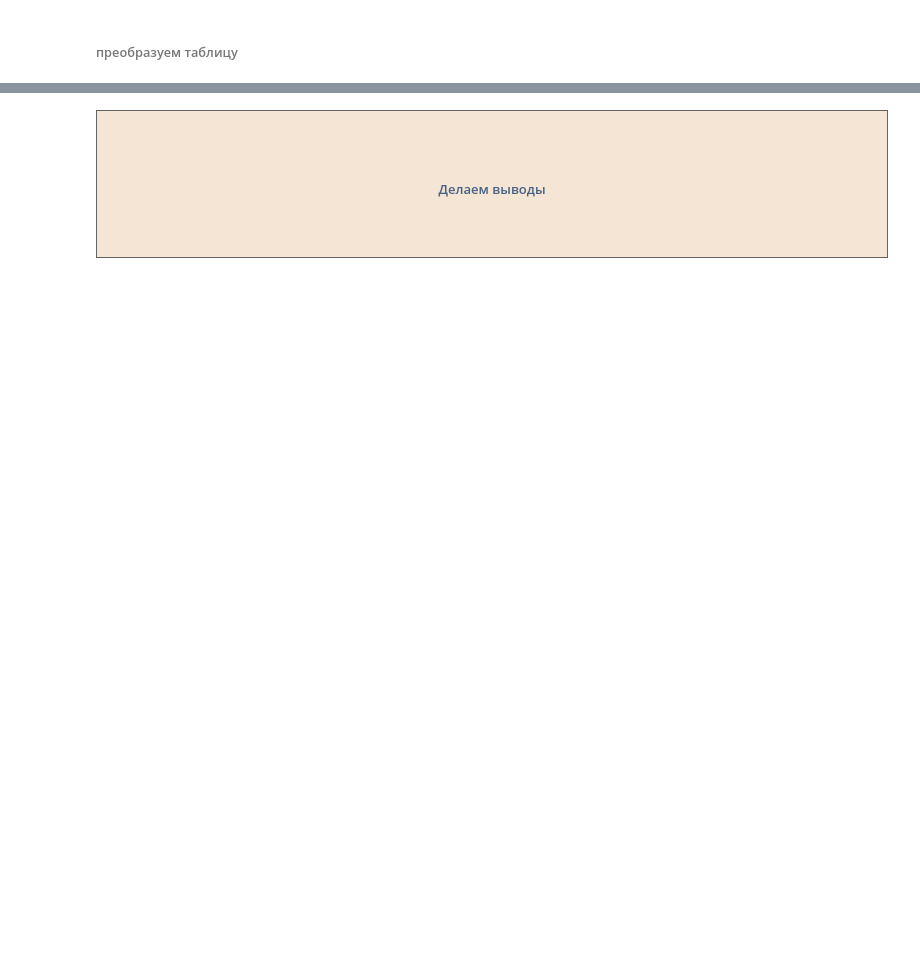
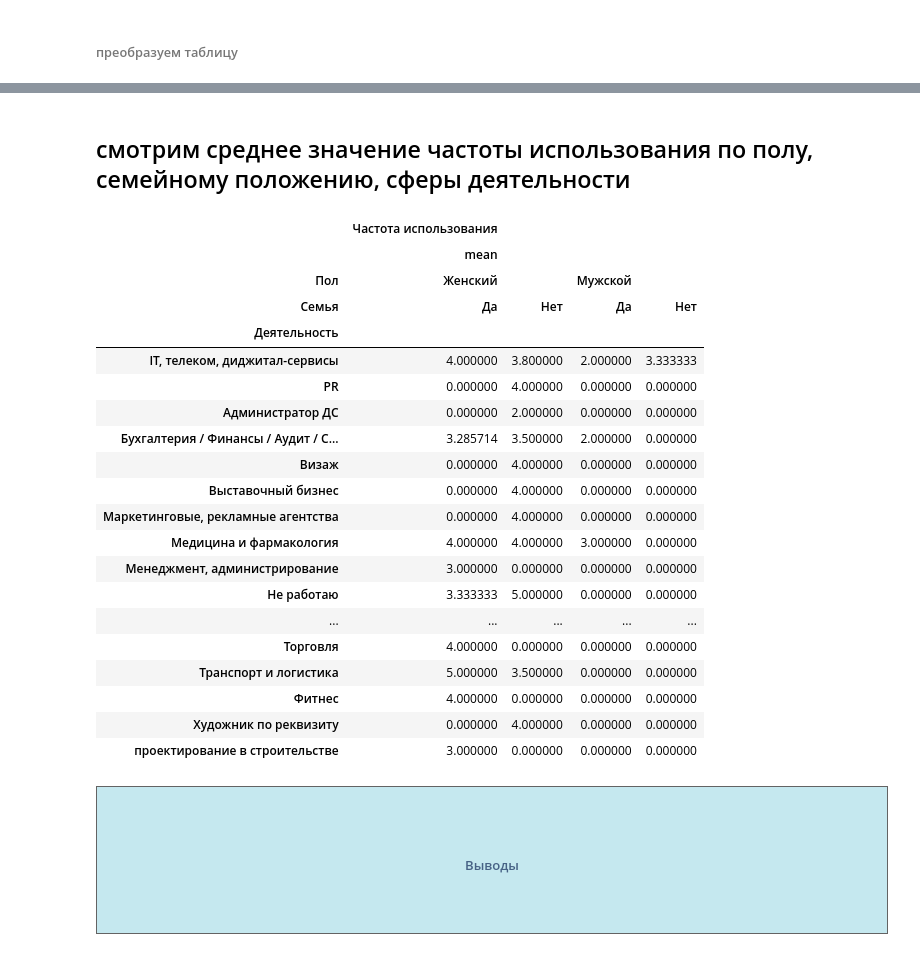
Before and after one commit to anfisso666/projects, a Jupyter notebook: Практика.ipynb, the cells around one changed output, grey strips where cells are left out. Saved outputs shown, nothing was run; the diff lists cells and outputs as text; code cells hidden in the pictures; blank space fills up the shorter version.

```diff
--- a/Практика.ipynb
+++ b/Практика.ipynb
@@ -89,6 +85,35 @@ groupped_data
+# %% [markdown]
+## смотрим среднее значение частоты использования по полу, семейному положению, сферы деятельности
+# %%
+ table = pd.pivot_table(df,columns=["Пол","Семья"],index=["Деятельность"],values=["Частота использования"],
+               aggfunc={"Частота использования":[np.mean]},fill_value=0)
+table
+# %% [output]
+|  | Частота использования |  |  |  |
+|  | mean |  |  |  |
+| Пол | Женский |  | Мужской |  |
+| Семья | Да | Нет | Да | Нет |
+| Деятельность |  |  |  |  |
+| IT, телеком, диджитал-сервисы | 4.000000 | 3.800000 | 2.000000 | 3.333333 |
+| PR | 0.000000 | 4.000000 | 0.000000 | 0.000000 |
+| Администратор ДС | 0.000000 | 2.000000 | 0.000000 | 0.000000 |
+| Бухгалтерия / Финансы / Аудит / С... | 3.285714 | 3.500000 | 2.000000 | 0.000000 |
+| Визаж | 0.000000 | 4.000000 | 0.000000 | 0.000000 |
+| Выставочный бизнес | 0.000000 | 4.000000 | 0.000000 | 0.000000 |
+| Маркетинговые, рекламные агентства | 0.000000 | 4.000000 | 0.000000 | 0.000000 |
+| Медицина и фармакология | 4.000000 | 4.000000 | 3.000000 | 0.000000 |
+| Менеджмент, администрирование | 3.000000 | 0.000000 | 0.000000 | 0.000000 |
+| Не работаю | 3.333333 | 5.000000 | 0.000000 | 0.000000 |
+| ... | ... | ... | ... | ... |
+| Торговля | 4.000000 | 0.000000 | 0.000000 | 0.000000 |
+| Транспорт и логистика | 5.000000 | 3.500000 | 0.000000 | 0.000000 |
+| Фитнес | 4.000000 | 0.000000 | 0.000000 | 0.000000 |
+| Художник по реквизиту | 0.000000 | 4.000000 | 0.000000 | 0.000000 |
+| проектирование в строительстве | 3.000000 | 0.000000 | 0.000000 | 0.000000 |
 # %% [markdown]
-<div style='background: #F4E5D4; taxt-align: center; width: 444px; margin: auto; padding:44px; border: 1px solid #636363'>
+
+<div style='background: #C5E8EF; taxt-align: center; width: 444px; margin: auto; padding:44px; border: 1px solid #636363'>
     <h5 style='color: #476285;  text-align:center; margin: auto'>
-        Делаем выводы
+        Выводы
     </h5>
 </div>
```
Also changed, not shown: parts of 39 cells of this notebook.
